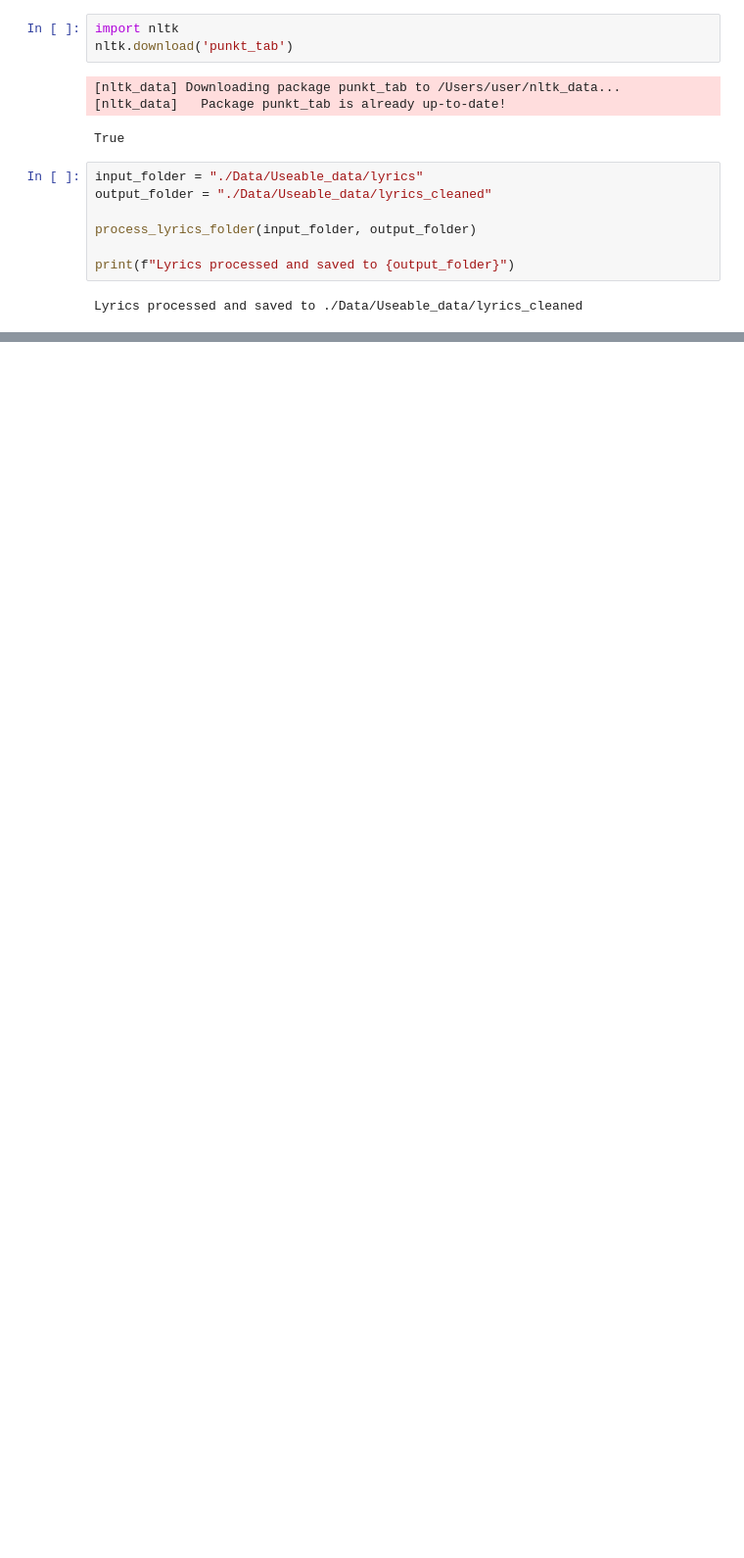
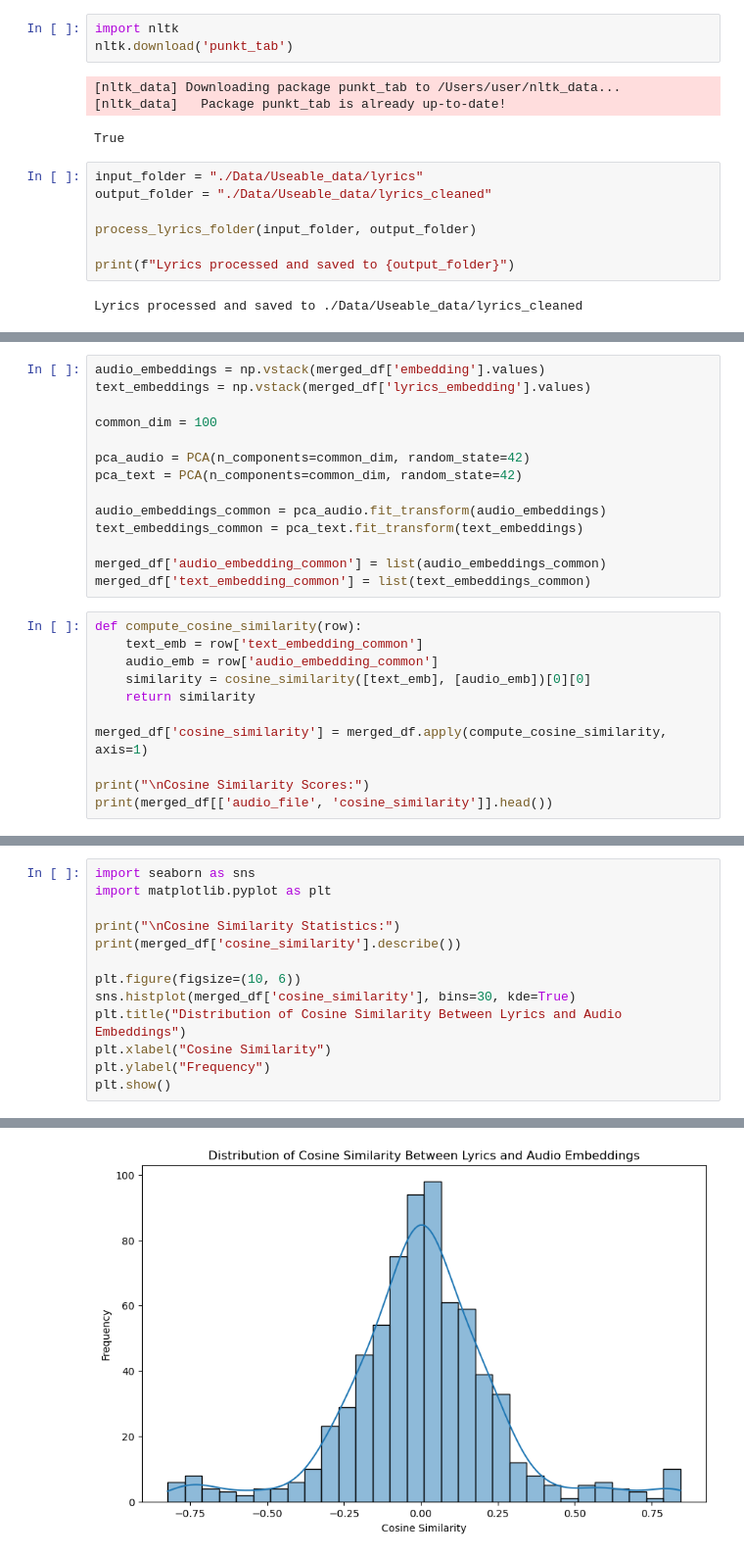
Before and after one commit to Ranvirsv/Emotion_Analysis_Music-Lyrics, a Jupyter notebook: Final_Project.ipynb, the cells around one changed output, grey strips where cells are left out. Shown: that part at 98% size. Drawn from its saved outputs; the diff is of its cells as text; blank space fills up the shorter version.

```diff
--- a/Final_Project.ipynb
+++ b/Final_Project.ipynb
@@ -715,0 +415,25 @@ Results have been saved to mulan_emotional_analysis_results.txt
+# %%
+audio_embeddings = np.vstack(merged_df['embedding'].values)
+text_embeddings = np.vstack(merged_df['lyrics_embedding'].values)
+
+common_dim = 100
+
+pca_audio = PCA(n_components=common_dim, random_state=42)
+pca_text = PCA(n_components=common_dim, random_state=42)
+
+audio_embeddings_common = pca_audio.fit_transform(audio_embeddings)
+text_embeddings_common = pca_text.fit_transform(text_embeddings)
+
+merged_df['audio_embedding_common'] = list(audio_embeddings_common)
+merged_df['text_embedding_common'] = list(text_embeddings_common)
+# %%
+def compute_cosine_similarity(row):
+    text_emb = row['text_embedding_common']
+    audio_emb = row['audio_embedding_common']
+    similarity = cosine_similarity([text_emb], [audio_emb])[0][0]
+    return similarity
+
+merged_df['cosine_similarity'] = merged_df.apply(compute_cosine_similarity, axis=1)
+
+print("\nCosine Similarity Scores:")
+print(merged_df[['audio_file', 'cosine_similarity']].head())
@@ -715,0 +448,14 @@ Results have been saved to mulan_emotional_analysis_results.txt
+# %%
+import seaborn as sns
+import matplotlib.pyplot as plt
+
+print("\nCosine Similarity Statistics:")
+print(merged_df['cosine_similarity'].describe())
+
+plt.figure(figsize=(10, 6))
+sns.histplot(merged_df['cosine_similarity'], bins=30, kde=True)
+plt.title("Distribution of Cosine Similarity Between Lyrics and Audio Embeddings")
+plt.xlabel("Cosine Similarity")
+plt.ylabel("Frequency")
+plt.show()
+# %% [output]
@@ -715,0 +472 @@ Results have been saved to mulan_emotional_analysis_results.txt
+[figure, added]
```
Also changed, not shown: parts of 33 cells of this notebook, 8 other files.
